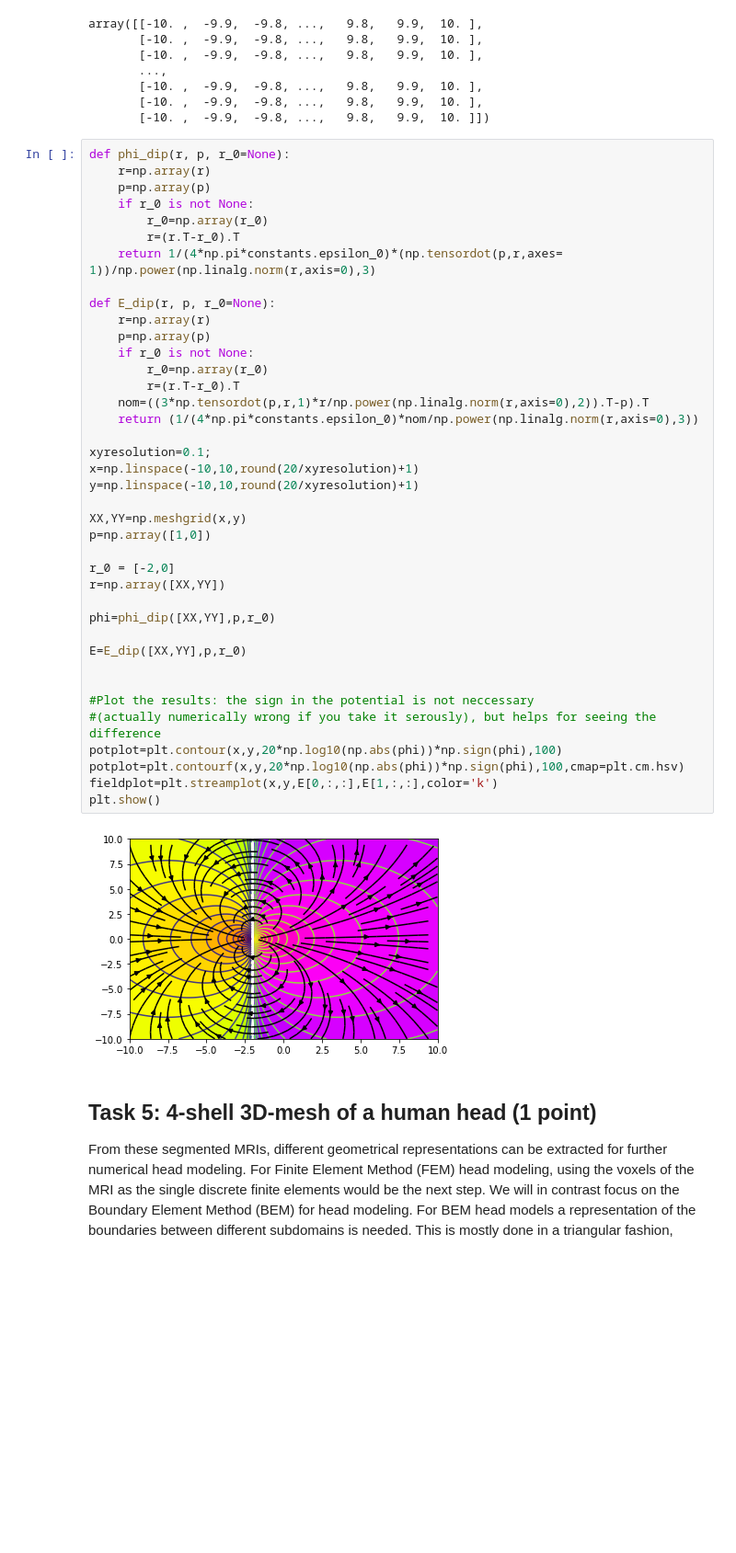
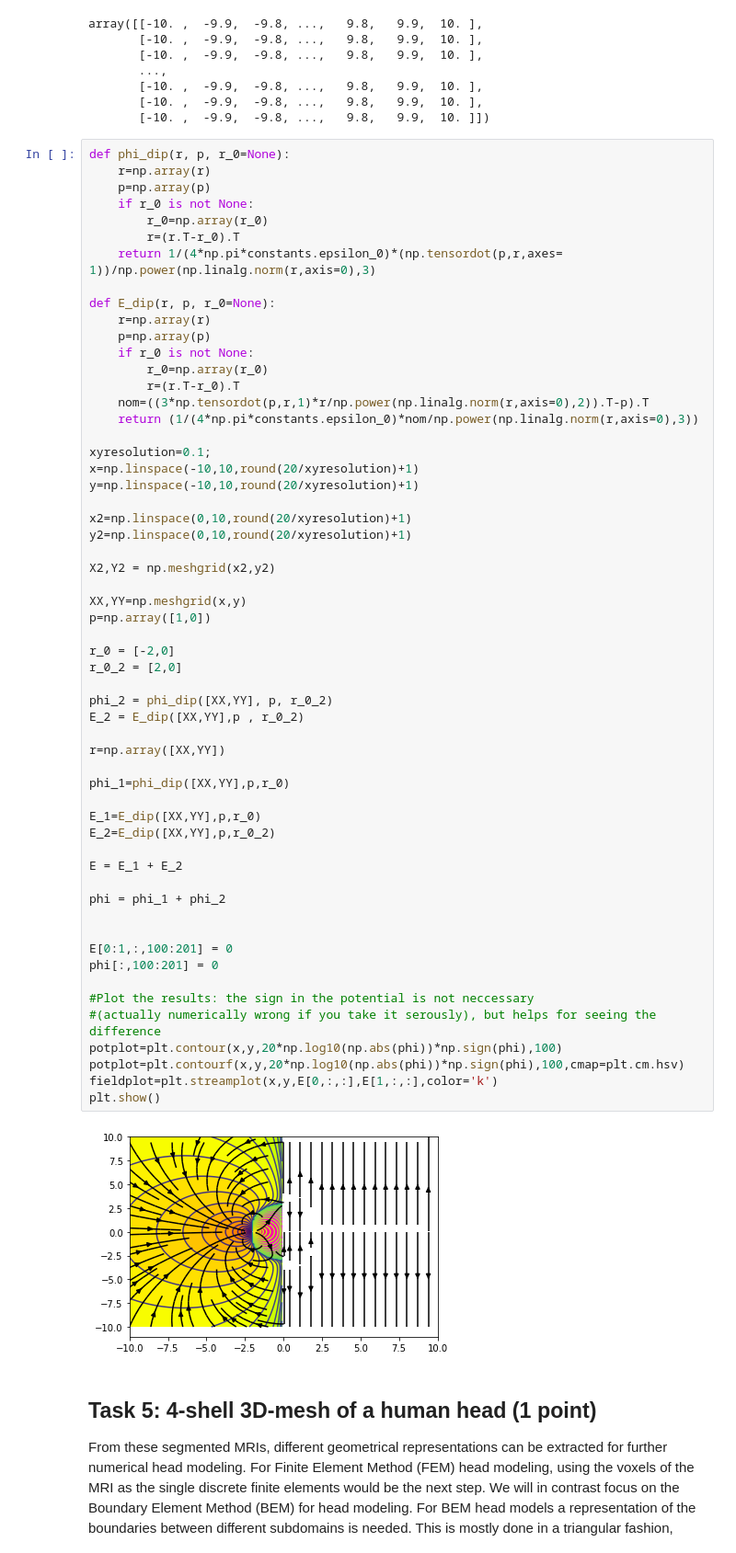
Before and after one commit to saikmsm/HWB, a Jupyter notebook: Exercise4.ipynb, the cells around one changed output. Shown: that part at 92% size. Cells and saved outputs as stored; diff of their text form; blank space fills up the shorter version.

```diff
--- a/Exercise4.ipynb
+++ b/Exercise4.ipynb
@@ -142,36 +142,54 @@ def phi_dip(r, p, r_0=None):
 
 def E_dip(r, p, r_0=None):
     r=np.array(r)
     p=np.array(p)
     if r_0 is not None:
         r_0=np.array(r_0)
         r=(r.T-r_0).T
     nom=((3*np.tensordot(p,r,1)*r/np.power(np.linalg.norm(r,axis=0),2)).T-p).T
     return (1/(4*np.pi*constants.epsilon_0)*nom/np.power(np.linalg.norm(r,axis=0),3))
 
 xyresolution=0.1;
 x=np.linspace(-10,10,round(20/xyresolution)+1)
 y=np.linspace(-10,10,round(20/xyresolution)+1)
 
+x2=np.linspace(0,10,round(20/xyresolution)+1)
+y2=np.linspace(0,10,round(20/xyresolution)+1)
+
+X2,Y2 = np.meshgrid(x2,y2)
+
 XX,YY=np.meshgrid(x,y)
 p=np.array([1,0])
 
 r_0 = [-2,0]
+r_0_2 = [2,0]
+
+phi_2 = phi_dip([XX,YY], p, r_0_2)
+E_2 = E_dip([XX,YY],p , r_0_2)
+
 r=np.array([XX,YY])
 
-phi=phi_dip([XX,YY],p,r_0)
+phi_1=phi_dip([XX,YY],p,r_0)
 
-E=E_dip([XX,YY],p,r_0)
+E_1=E_dip([XX,YY],p,r_0)
+E_2=E_dip([XX,YY],p,r_0_2)
 
+E = E_1 + E_2
+
+phi = phi_1 + phi_2
+
+
+E[0:1,:,100:201] = 0
+phi[:,100:201] = 0
 
 #Plot the results: the sign in the potential is not neccessary
 #(actually numerically wrong if you take it serously), but helps for seeing the difference
 potplot=plt.contour(x,y,20*np.log10(np.abs(phi))*np.sign(phi),100)
 potplot=plt.contourf(x,y,20*np.log10(np.abs(phi))*np.sign(phi),100,cmap=plt.cm.hsv)
 fieldplot=plt.streamplot(x,y,E[0,:,:],E[1,:,:],color='k')
 plt.show()
 # %% [output]
-[figure, old version]
+[figure, new version]
 # %% [markdown]
 ## Task 5: 4-shell 3D-mesh of a human head  (1 point)
 From these segmented MRIs, different geometrical representations can be extracted for further numerical head modeling. For Finite Element Method (FEM) head modeling, using the voxels of the MRI as the single discrete finite elements would be the next step. We will in contrast focus on the Boundary Element Method (BEM) for head modeling. For BEM head models a representation of the boundaries between different subdomains is needed. This is mostly done in a triangular fashion, where every surface is represented by a set of vertexes (points) and the triangles connecting them.
```
Also changed, not shown: parts of 3 cells of this notebook.
